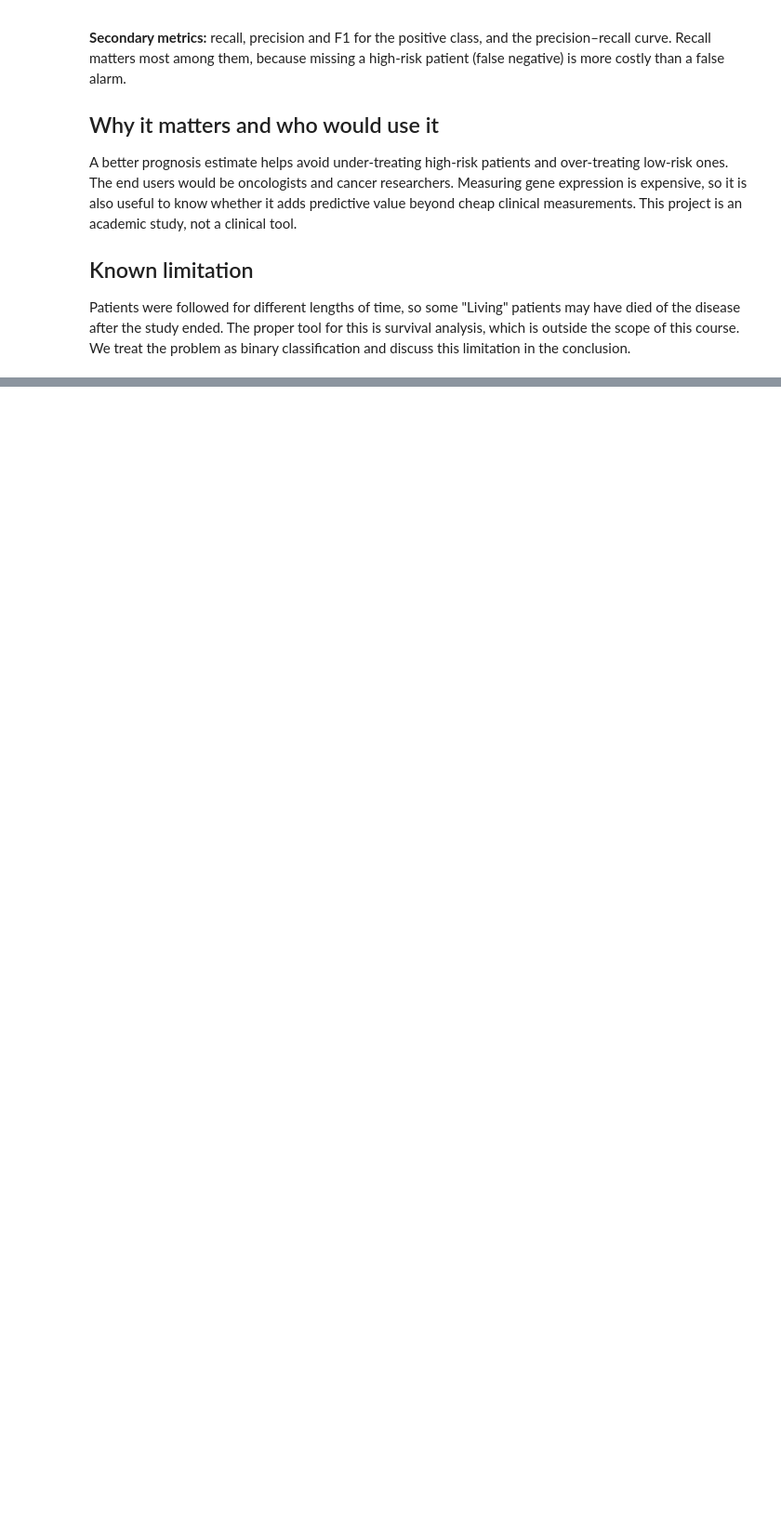
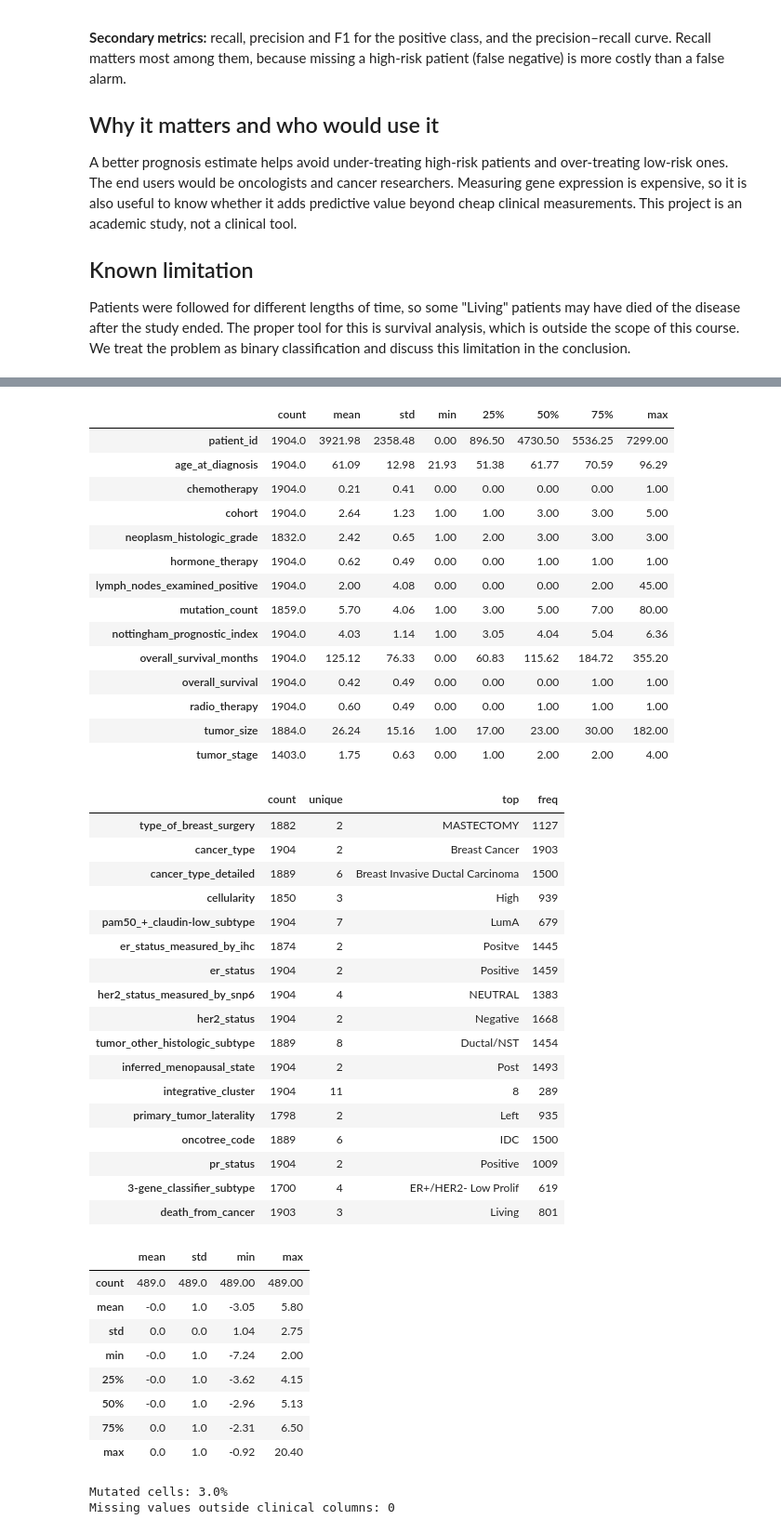
Before and after one commit to Mayma9/metabric-ml1-project, a Jupyter notebook: notebooks/01_eda.ipynb, the cells around one changed output, grey strips where cells are left out. Shown at 93% size. Cells and saved outputs as stored; diff of their text form; code cells hidden in the pictures; blank space fills up the shorter version.

```diff
--- a/notebooks/01_eda.ipynb
+++ b/notebooks/01_eda.ipynb
@@ -30,0 +33,12 @@ Patients were followed for different lengths of time, so some "Living" patients
+# %%
+import numpy as np
+import pandas as pd
+import matplotlib.pyplot as plt
+import seaborn as sns
+
+SEED = 42
+np.random.seed(SEED)
+plt.rcParams['figure.figsize'] = (10, 6)
+plt.rcParams['figure.dpi'] = 100
+sns.set_style('whitegrid')
+pd.set_option('display.max_colwidth', None)
@@ -30,0 +97,60 @@ Patients were followed for different lengths of time, so some "Living" patients
+# %%
+# Clinical, numerical
+display(df[clinical_cols].describe().T.round(2))
+
+# Clinical, categorical
+display(df[clinical_cols].describe(exclude='number').T)
+
+# Gene expression: one row per gene, then summarised across the 489 genes
+expr_stats = df[expr_cols].agg(['mean', 'std', 'min', 'max']).T
+display(expr_stats.describe().round(2))
+
+# Mutations: share of cells that are not "0"
+mutated = df[mut_cols].astype(str) != '0'
+print(f"Mutated cells: {mutated.mean().mean():.1%}")
+print(f"Missing values outside clinical columns: {df[expr_cols + mut_cols].isna().sum().sum()}")
+# %% [output]
+|  | count | mean | std | min | 25% | 50% | 75% | max |
+| patient_id | 1904.0 | 3921.98 | 2358.48 | 0.00 | 896.50 | 4730.50 | 5536.25 | 7299.00 |
+| age_at_diagnosis | 1904.0 | 61.09 | 12.98 | 21.93 | 51.38 | 61.77 | 70.59 | 96.29 |
+| chemotherapy | 1904.0 | 0.21 | 0.41 | 0.00 | 0.00 | 0.00 | 0.00 | 1.00 |
+| cohort | 1904.0 | 2.64 | 1.23 | 1.00 | 1.00 | 3.00 | 3.00 | 5.00 |
+| neoplasm_histologic_grade | 1832.0 | 2.42 | 0.65 | 1.00 | 2.00 | 3.00 | 3.00 | 3.00 |
+| hormone_therapy | 1904.0 | 0.62 | 0.49 | 0.00 | 0.00 | 1.00 | 1.00 | 1.00 |
+| lymph_nodes_examined_positive | 1904.0 | 2.00 | 4.08 | 0.00 | 0.00 | 0.00 | 2.00 | 45.00 |
+| mutation_count | 1859.0 | 5.70 | 4.06 | 1.00 | 3.00 | 5.00 | 7.00 | 80.00 |
+| nottingham_prognostic_index | 1904.0 | 4.03 | 1.14 | 1.00 | 3.05 | 4.04 | 5.04 | 6.36 |
+| overall_survival_months | 1904.0 | 125.12 | 76.33 | 0.00 | 60.83 | 115.62 | 184.72 | 355.20 |
+| overall_survival | 1904.0 | 0.42 | 0.49 | 0.00 | 0.00 | 0.00 | 1.00 | 1.00 |
+| radio_therapy | 1904.0 | 0.60 | 0.49 | 0.00 | 0.00 | 1.00 | 1.00 | 1.00 |
+| tumor_size | 1884.0 | 26.24 | 15.16 | 1.00 | 17.00 | 23.00 | 30.00 | 182.00 |
+| tumor_stage | 1403.0 | 1.75 | 0.63 | 0.00 | 1.00 | 2.00 | 2.00 | 4.00 |
+|  | count | unique | top | freq |
+| type_of_breast_surgery | 1882 | 2 | MASTECTOMY | 1127 |
+| cancer_type | 1904 | 2 | Breast Cancer | 1903 |
+| cancer_type_detailed | 1889 | 6 | Breast Invasive Ductal Carcinoma | 1500 |
+| cellularity | 1850 | 3 | High | 939 |
+| pam50_+_claudin-low_subtype | 1904 | 7 | LumA | 679 |
+| er_status_measured_by_ihc | 1874 | 2 | Positve | 1445 |
+| er_status | 1904 | 2 | Positive | 1459 |
+| her2_status_measured_by_snp6 | 1904 | 4 | NEUTRAL | 1383 |
+| her2_status | 1904 | 2 | Negative | 1668 |
+| tumor_other_histologic_subtype | 1889 | 8 | Ductal/NST | 1454 |
+| inferred_menopausal_state | 1904 | 2 | Post | 1493 |
+| integrative_cluster | 1904 | 11 | 8 | 289 |
+| primary_tumor_laterality | 1798 | 2 | Left | 935 |
+| oncotree_code | 1889 | 6 | IDC | 1500 |
+| pr_status | 1904 | 2 | Positive | 1009 |
+| 3-gene_classifier_subtype | 1700 | 4 | ER+/HER2- Low Prolif | 619 |
+| death_from_cancer | 1903 | 3 | Living | 801 |
+|  | mean | std | min | max |
+| count | 489.0 | 489.0 | 489.00 | 489.00 |
+| mean | -0.0 | 1.0 | -3.05 | 5.80 |
+| std | 0.0 | 0.0 | 1.04 | 2.75 |
+| min | -0.0 | 1.0 | -7.24 | 2.00 |
+| 25% | -0.0 | 1.0 | -3.62 | 4.15 |
+| 50% | -0.0 | 1.0 | -2.96 | 5.13 |
+| 75% | 0.0 | 1.0 | -2.31 | 6.50 |
+| max | 0.0 | 1.0 | -0.92 | 20.40 |
+Mutated cells: 3.0%
+Missing values outside clinical columns: 0
```
Also changed, not shown: parts of 6 cells of this notebook.
